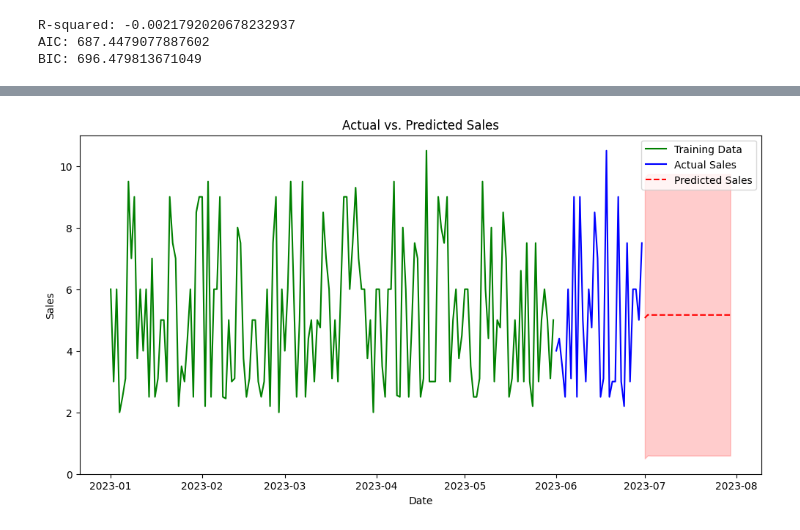
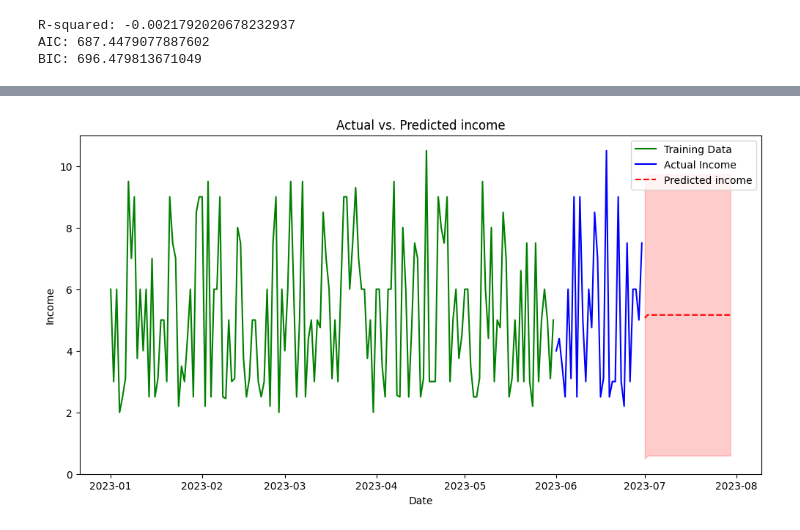
Before and after one commit to Barneyyyyyy/CafeInsight-SalesForecasting, a Jupyter notebook: notebooks/model.ipynb, the cells around one changed output, grey strips where cells are left out. Saved outputs shown, nothing was run; the diff lists cells and outputs as text; code cells hidden in the pictures.

```diff
--- a/notebooks/model.ipynb
+++ b/notebooks/model.ipynb
@@ -373,18 +89,18 @@ At iterate   10    f=  2.30614D+00    |proj g|=  5.69310D-03
 # %%
 import matplotlib.pyplot as plt
 
 # Assuming 'train_data', 'test_data', and 'y_pred' are as defined in your workflow
 
 # Plotting
 plt.figure(figsize=(12, 6))
 plt.plot(train_data.index, train_data, label='Training Data', color='green')
-plt.plot(test_data.index, test_data, color='blue', label='Actual Sales')
-plt.plot(forecast_df.index, forecast_df['mean'], color='red', linestyle='--', label='Predicted Sales')
+plt.plot(test_data.index, test_data, color='blue', label='Actual Income')
+plt.plot(forecast_df.index, forecast_df['mean'], color='red', linestyle='--', label='Predicted income')
 plt.fill_between(forecast_df.index, forecast_df['mean_ci_lower'], forecast_df['mean_ci_upper'], color='red', alpha=0.2)
-plt.title('Actual vs. Predicted Sales')
+plt.title('Actual vs. Predicted income')
 plt.xlabel('Date')
-plt.ylabel('Sales')
+plt.ylabel('Income')
 plt.legend()
 plt.show()
 # %% [output]
-[figure, old version]
+[figure, new version]
```
Also changed, not shown: parts of 3 cells of this notebook.
